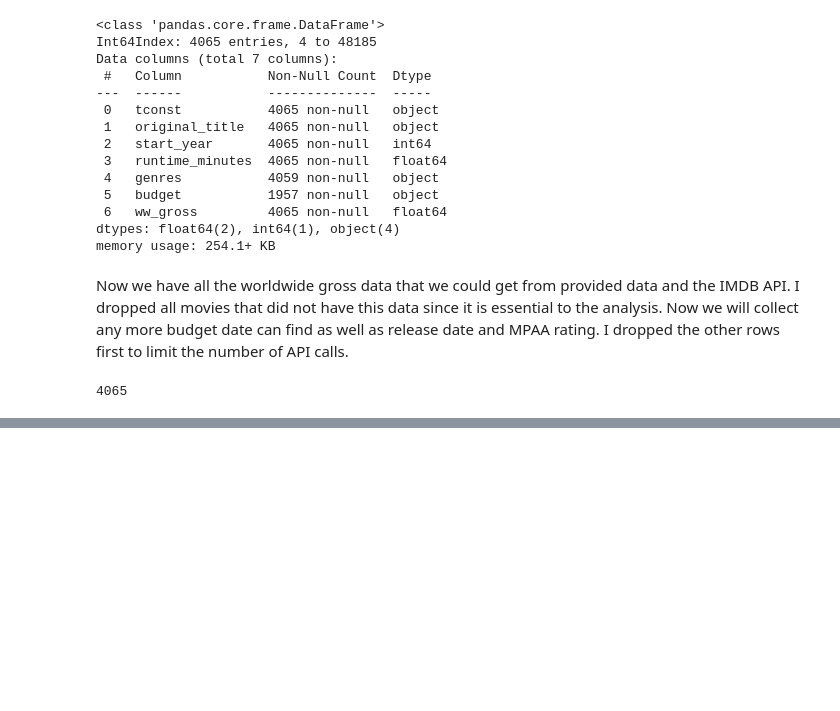
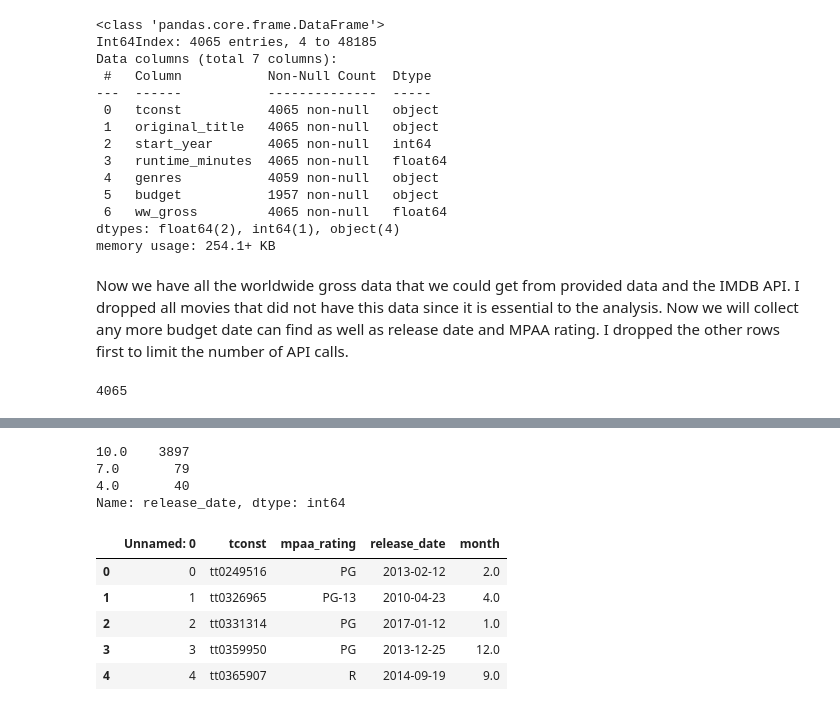
Before and after one commit to morganFitzg/dsc-phase-1-project, a Jupyter notebook: api_calls.ipynb, the cells around one changed output, grey strips where cells are left out. Saved outputs shown, nothing was run; the diff lists cells and outputs as text; code cells hidden in the pictures; blank space fills up the shorter version.

```diff
--- a/api_calls.ipynb
+++ b/api_calls.ipynb
@@ -561,0 +618,31 @@ imdb.to_csv('27SEP_imdb.csv')
+# %%
+imdb_overview=pd.read_csv('imdb_overview.csv')
+# %%
+imdb_overview['release_date'].apply(lambda x: len(x) if type(x)!= float else x).value_counts()
+# %% [output]
+10.0    3897
+7.0       79
+4.0       40
+Name: release_date, dtype: int64
+# %%
+#make a month column to indicate release month
+#There are float nan and only years, so write a function that returns none for these
+
+def extract_month(date):
+    if type(date) == float:
+        return None
+    elif len(date) == 4:
+        return None
+    else:
+        return int(date[5:7])
+
+imdb_overview['month']=imdb_overview['release_date'].\
+                            apply(extract_month)
+imdb_overview.head()
+# %% [output]
+|  | Unnamed: 0 | tconst | mpaa_rating | release_date | month |
+| 0 | 0 | tt0249516 | PG | 2013-02-12 | 2.0 |
+| 1 | 1 | tt0326965 | PG-13 | 2010-04-23 | 4.0 |
+| 2 | 2 | tt0331314 | PG | 2017-01-12 | 1.0 |
+| 3 | 3 | tt0359950 | PG | 2013-12-25 | 12.0 |
+| 4 | 4 | tt0365907 | R | 2014-09-19 | 9.0 |
```
Also changed, not shown: parts of 36 cells of this notebook, 2 other files.
